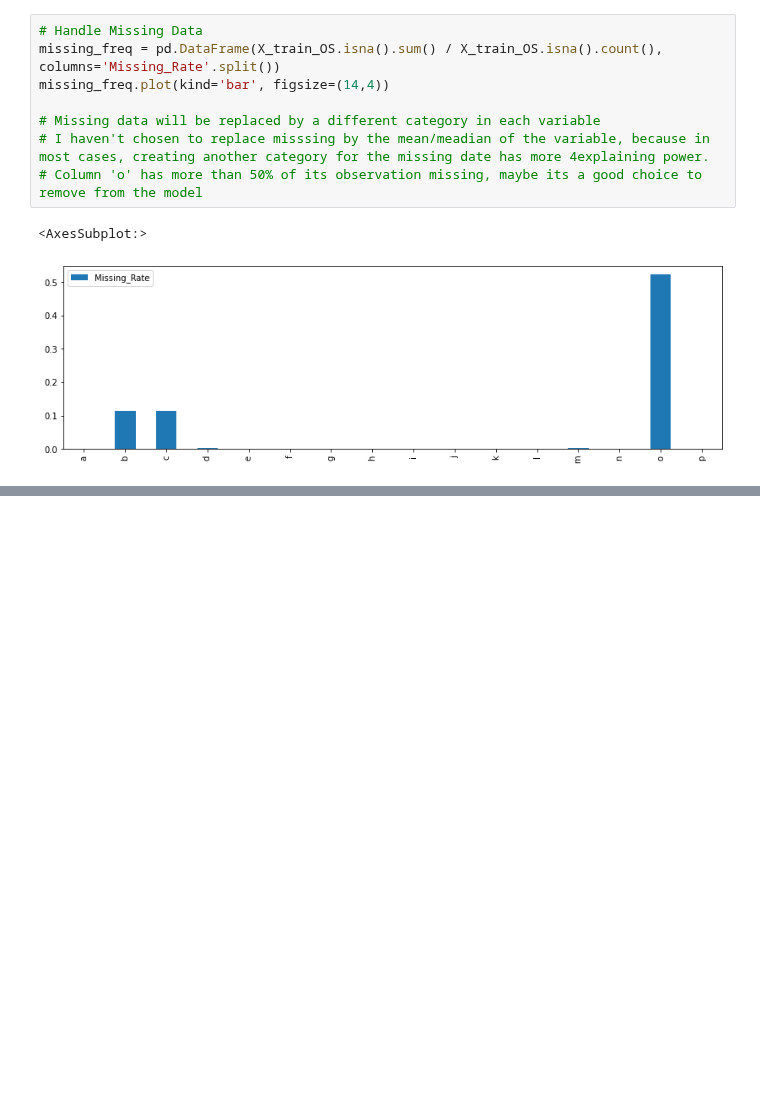
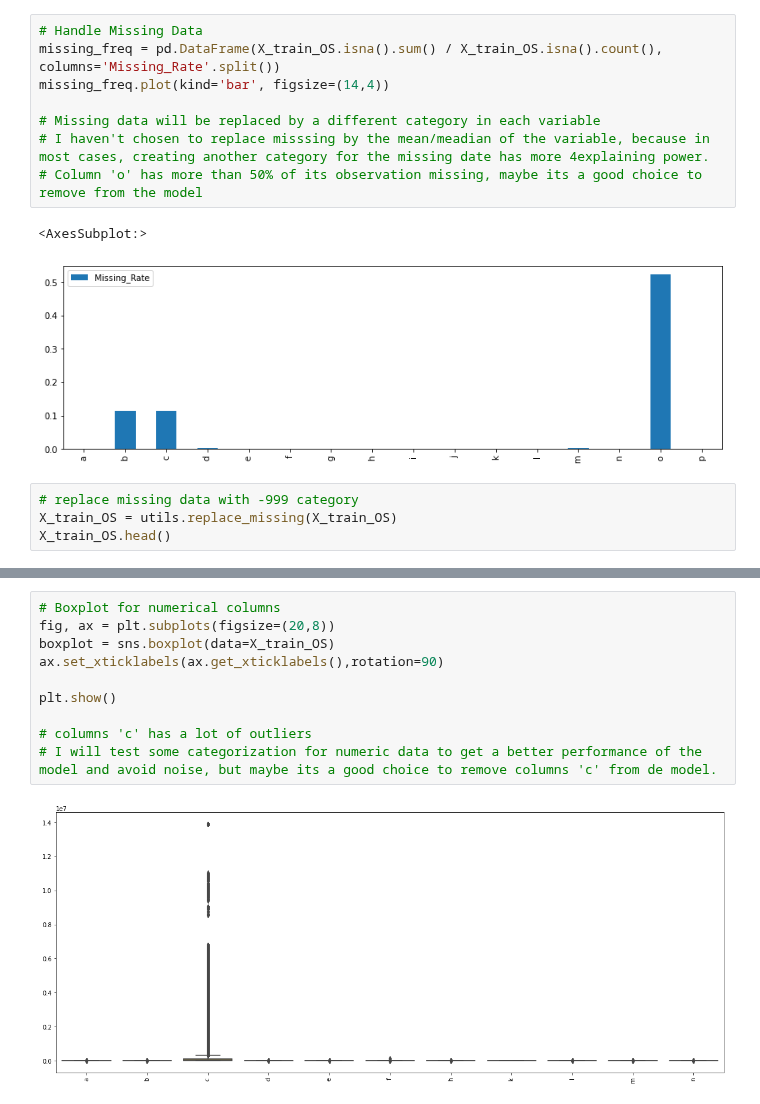
Before and after one commit to lejcruz/case_meli, a Jupyter notebook: notebooks/main.ipynb, the cells around one changed output, grey strips where cells are left out. Saved outputs shown, nothing was run; the diff lists cells and outputs as text; blank space fills up the shorter version.

```diff
--- a/notebooks/main.ipynb
+++ b/notebooks/main.ipynb
@@ -127,3 +139,7 @@ missing_freq.plot(kind='bar', figsize=(14,4))
 # %% [output]
 <AxesSubplot:>
 [figure]
+# %%
+# replace missing data with -999 category
+X_train_OS = utils.replace_missing(X_train_OS)
+X_train_OS.head()
@@ -129,0 +153,12 @@ missing_freq.plot(kind='bar', figsize=(14,4))
+# %%
+# Boxplot for numerical columns
+fig, ax = plt.subplots(figsize=(20,8))
+boxplot = sns.boxplot(data=X_train_OS)
+ax.set_xticklabels(ax.get_xticklabels(),rotation=90)
+
+plt.show()
+
+# columns 'c' has a lot of outliers
+# I will test some categorization for numeric data to get a better performance of the model and avoid noise, but maybe its a good choice to remove columns 'c' from de model.
+# %% [output]
+[figure, added]
```
Also changed, not shown: parts of 9 cells of this notebook, 2 other files.
